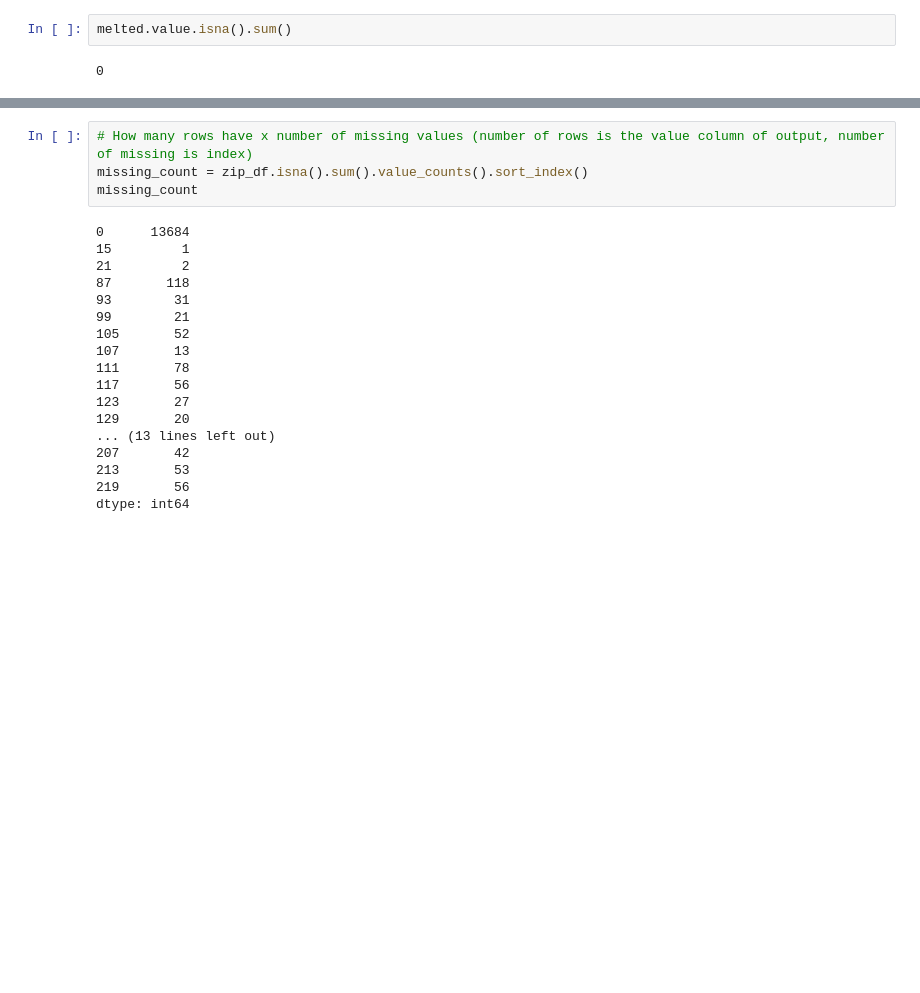
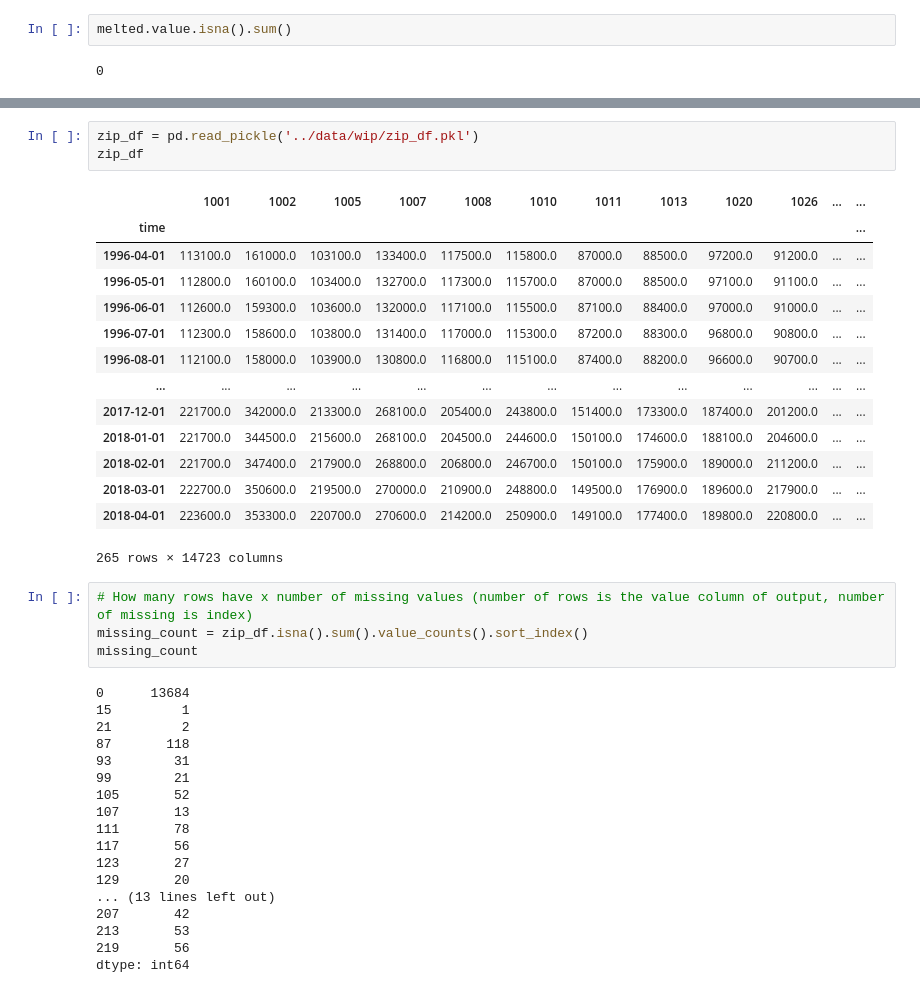
Before and after one commit to anewt225/mod_4_project, a Jupyter notebook: notebooks/EDA-JMB.ipynb, the cells around one changed output, grey strips where cells are left out. Drawn from its saved outputs; the diff is of its cells as text; blank space fills up the shorter version.

Commit message:
Updated README with Tuesday checkin responses, added read_pickle method to EDA-JMB

```diff
--- a/notebooks/EDA-JMB.ipynb
+++ b/notebooks/EDA-JMB.ipynb
@@ -270,6 +270,24 @@ zip_df
 | 2018-03-01 | 222700.00000 | 350600.00000 | 219500.00000 | 270000.00000 | 210900.00000 | 248800.00000 | 149500.00000 | 176900.00000 | 189600.00000 | 217900.00000 | ... | ... |
 | 2018-04-01 | 223600.00000 | 353300.00000 | 220700.00000 | 270600.00000 | 214200.00000 | 250900.00000 | 149100.00000 | 177400.00000 | 189800.00000 | 220800.00000 | ... | ... |
 265 rows × 14723 columns
+# %%
+zip_df = pd.read_pickle('../data/wip/zip_df.pkl')
+zip_df
+# %% [output]
+|  | 1001 | 1002 | 1005 | 1007 | 1008 | 1010 | 1011 | 1013 | 1020 | 1026 | ... | ... |
+| time |  |  |  |  |  |  |  |  |  |  |  | ... |
+| 1996-04-01 | 113100.0 | 161000.0 | 103100.0 | 133400.0 | 117500.0 | 115800.0 | 87000.0 | 88500.0 | 97200.0 | 91200.0 | ... | ... |
+| 1996-05-01 | 112800.0 | 160100.0 | 103400.0 | 132700.0 | 117300.0 | 115700.0 | 87000.0 | 88500.0 | 97100.0 | 91100.0 | ... | ... |
+| 1996-06-01 | 112600.0 | 159300.0 | 103600.0 | 132000.0 | 117100.0 | 115500.0 | 87100.0 | 88400.0 | 97000.0 | 91000.0 | ... | ... |
+| 1996-07-01 | 112300.0 | 158600.0 | 103800.0 | 131400.0 | 117000.0 | 115300.0 | 87200.0 | 88300.0 | 96800.0 | 90800.0 | ... | ... |
+| 1996-08-01 | 112100.0 | 158000.0 | 103900.0 | 130800.0 | 116800.0 | 115100.0 | 87400.0 | 88200.0 | 96600.0 | 90700.0 | ... | ... |
+| ... | ... | ... | ... | ... | ... | ... | ... | ... | ... | ... | ... | ... |
+| 2017-12-01 | 221700.0 | 342000.0 | 213300.0 | 268100.0 | 205400.0 | 243800.0 | 151400.0 | 173300.0 | 187400.0 | 201200.0 | ... | ... |
+| 2018-01-01 | 221700.0 | 344500.0 | 215600.0 | 268100.0 | 204500.0 | 244600.0 | 150100.0 | 174600.0 | 188100.0 | 204600.0 | ... | ... |
+| 2018-02-01 | 221700.0 | 347400.0 | 217900.0 | 268800.0 | 206800.0 | 246700.0 | 150100.0 | 175900.0 | 189000.0 | 211200.0 | ... | ... |
+| 2018-03-01 | 222700.0 | 350600.0 | 219500.0 | 270000.0 | 210900.0 | 248800.0 | 149500.0 | 176900.0 | 189600.0 | 217900.0 | ... | ... |
+| 2018-04-01 | 223600.0 | 353300.0 | 220700.0 | 270600.0 | 214200.0 | 250900.0 | 149100.0 | 177400.0 | 189800.0 | 220800.0 | ... | ... |
+265 rows × 14723 columns
 # %%
 # How many rows have x number of missing values (number of rows is the value column of output, number of missing is index)
 missing_count = zip_df.isna().sum().value_counts().sort_index()
```
Also changed, not shown: parts of 10 cells of this notebook, 1 other file.
